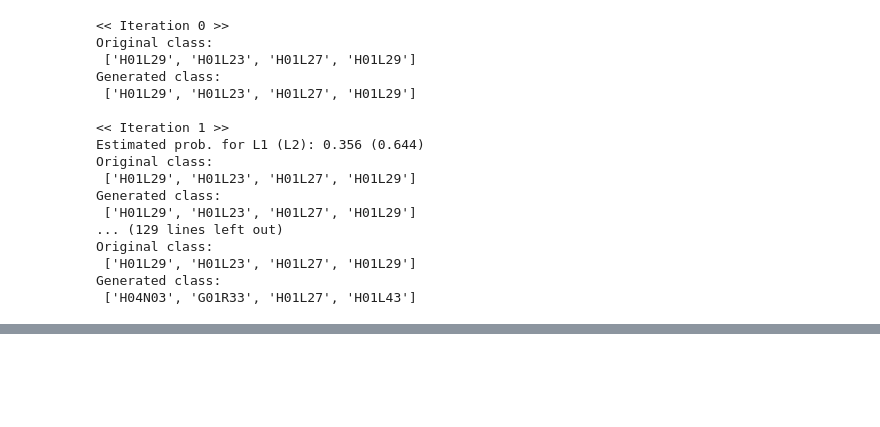
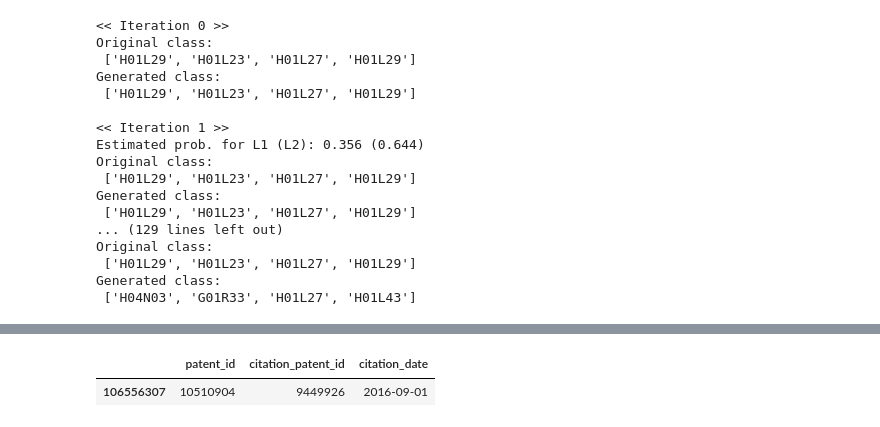
Before and after one commit to glee2/TOA-using-generative-predictive-models, a Jupyter notebook: src/Inference.ipynb, the cells around one changed output, grey strips where cells are left out. Drawn from its saved outputs; the diff is of its cells as text; code cells hidden in the pictures; blank space fills up the shorter version.

Commit message:
(experiment) Main: Validation analysis

```diff
--- a/src/Inference.ipynb
+++ b/src/Inference.ipynb
@@ -58,8 +58,8 @@ os.environ["CUDA_LAUNCH_BLOCKING"] = "1"
 analysis_date = "2023-04-22_15:39"
 args = argparse.Namespace(
     data_type="class+claim",
-    data_file="collection_[semiconductor,silicon,chip][H01L,H10][2015-2017].csv",
-    target_ipc="H01L/H10",
+    data_file=None,
+    target_ipc=None,
     pred_type="classification",
     n_TC = 5,
     use_pretrained_tokenizer=False,
@@ -72,8 +72,8 @@ args = argparse.Namespace(
     do_save=False,
     n_gpus=4,
     light=True,
-    config_file=os.path.join(root_dir, "configs", "USED_configs", "[CONFIGS]"+analysis_date+".json"),
-#     config_file=None,
+#     config_file=os.path.join(root_dir, "configs", "USED_configs", "[CONFIGS]"+analysis_date+".json"),
+    config_file=None,
     eval_train_set=False)
 
 data_dir = os.path.join(master_dir, "data")
@@ -532,3 +532,11 @@ Original class:
  ['H01L29', 'H01L23', 'H01L27', 'H01L29']
 Generated class:
  ['H04N03', 'G01R33', 'H01L27', 'H01L43']
+# %%
+import sys
+sys.path.append("/home2/glee/patent_data/")
+import uspto
+import json
+pn = tech_dataset.X_class[used_test_index].index[63]
+with open(uspto.get_filepath("/data/uspto/USPAT", pn=pn), "r") as f:
+    p_sample = json.load(f)
@@ -534,0 +563,8 @@ Generated class:
+# %%
+data_dir = "/share/patentsview/"
+citations = pd.read_csv(os.path.join(data_dir, "g_us_patent_citation.tsv"), delimiter="\t", usecols=[0,2,3]).dropna(axis=0)
+# %%
+citations[citations["citation_patent_id"]==pn]
+# %% [output]
+|  | patent_id | citation_patent_id | citation_date |
+| 106556307 | 10510904 | 9449926 | 2016-09-01 |
```
Also changed, not shown: parts of 2 cells of this notebook, 28 other files.
